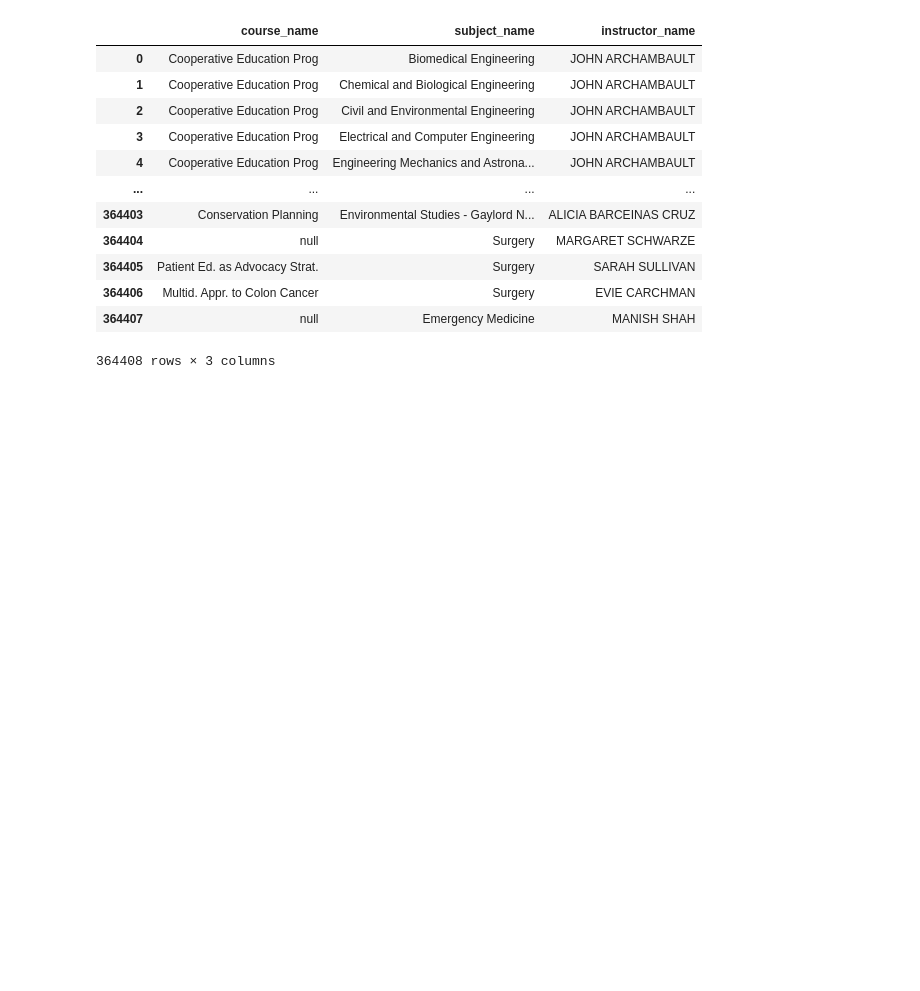
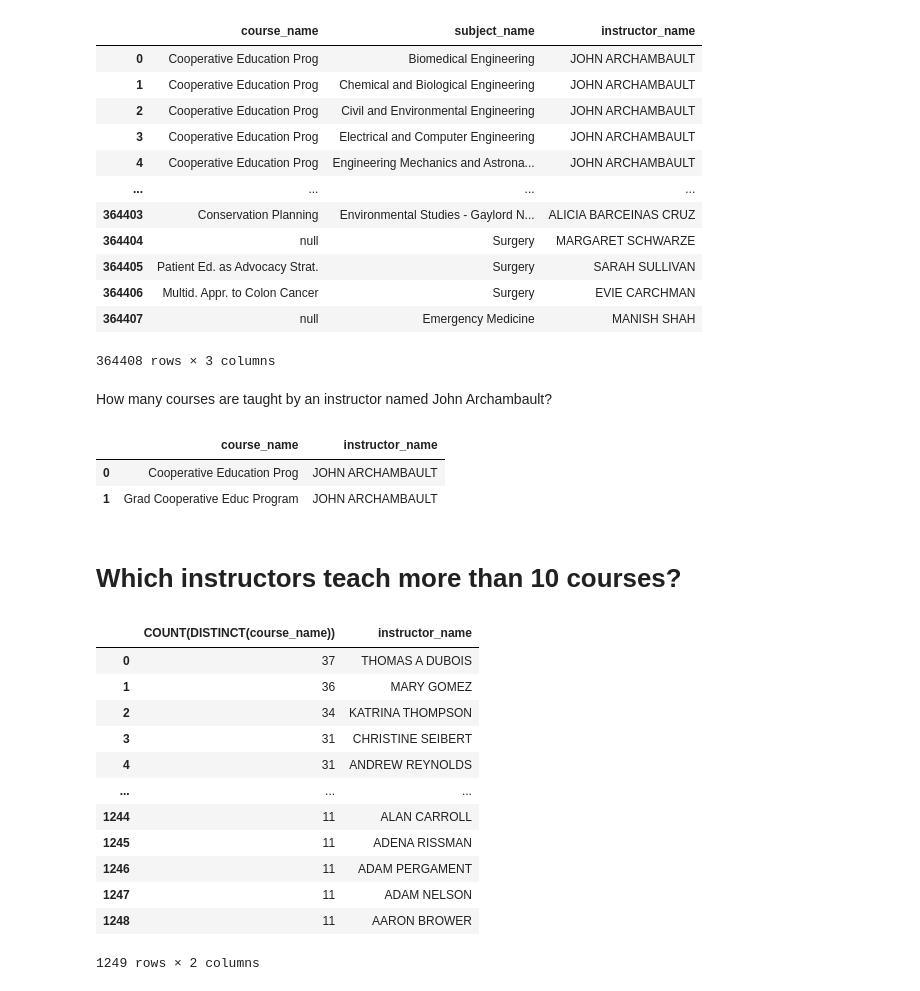
Before and after one commit to crypticrk/UW-Madsion-Dataset-Analysis, a Jupyter notebook: UW Madison Dataset Analyis.ipynb, the cells around one changed output. Cells and saved outputs as stored; diff of their text form; code cells hidden in the pictures; blank space fills up the shorter version.

```diff
--- a/UW Madison Dataset Analyis.ipynb
+++ b/UW Madison Dataset Analyis.ipynb
@@ -459,3 +459,35 @@ pd.read_sql("""SELECT course_name, subject_name, instructor_name
 | 364406 | Multid. Appr. to Colon Cancer | Surgery | EVIE CARCHMAN |
 | 364407 | null | Emergency Medicine | MANISH SHAH |
 364408 rows × 3 columns
+# %% [markdown]
+How many courses are taught by an instructor named John Archambault?
+# %%
+pd.read_sql("""SELECT DISTINCT(course_name) , instructor_name
+               FROM instructor_courses
+               WHERE instructor_name = 'JOHN ARCHAMBAULT'; """, conn)
+# %% [output]
+|  | course_name | instructor_name |
+| 0 | Cooperative Education Prog | JOHN ARCHAMBAULT |
+| 1 | Grad Cooperative Educ Program | JOHN ARCHAMBAULT |
+# %% [markdown]
+# Which instructors teach more than 10 courses?
+# %%
+pd.read_sql("""SELECT COUNT(DISTINCT(course_name)), instructor_name
+               FROM instructor_courses
+               GROUP BY instructor_name
+               HAVING COUNT(DISTINCT(course_name)) > 10
+               ORDER BY COUNT(DISTINCT(course_name)) DESC;""", conn)
+# %% [output]
+|  | COUNT(DISTINCT(course_name)) | instructor_name |
+| 0 | 37 | THOMAS A DUBOIS |
+| 1 | 36 | MARY GOMEZ |
+| 2 | 34 | KATRINA THOMPSON |
+| 3 | 31 | CHRISTINE SEIBERT |
+| 4 | 31 | ANDREW REYNOLDS |
+| ... | ... | ... |
+| 1244 | 11 | ALAN CARROLL |
+| 1245 | 11 | ADENA RISSMAN |
+| 1246 | 11 | ADAM PERGAMENT |
+| 1247 | 11 | ADAM NELSON |
+| 1248 | 11 | AARON BROWER |
+1249 rows × 2 columns
```
